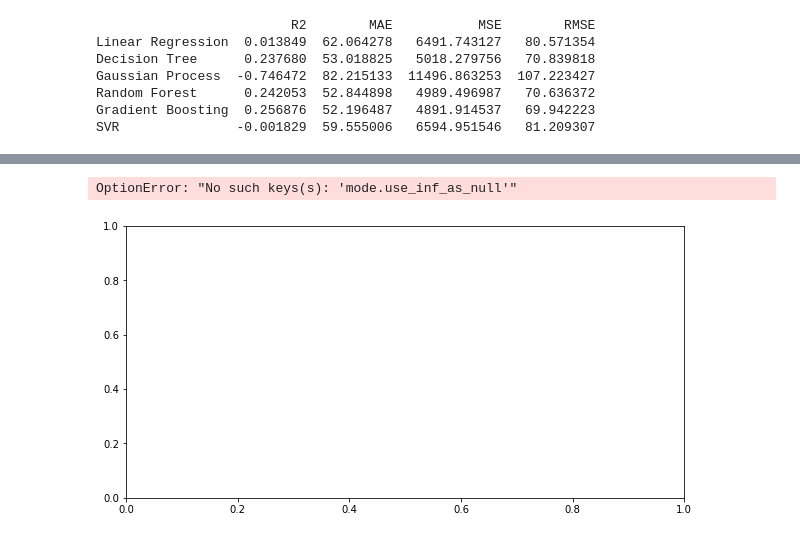
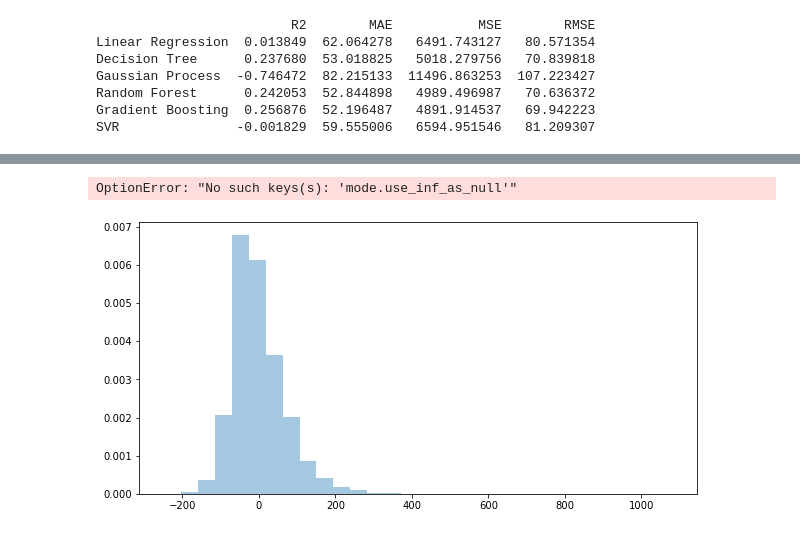
Before and after one commit to yoav0gal/DS-101-Final, a Jupyter notebook: ProjectA/ilai-try.ipynb, the cells around one changed output, grey strips where cells are left out. Saved outputs shown, nothing was run; the diff lists cells and outputs as text; code cells hidden in the pictures.

```diff
--- a/ProjectA/ilai-try.ipynb
+++ b/ProjectA/ilai-try.ipynb
@@ -189,10 +215,10 @@ NameError: name 'matplotlib' is not defined
 # %%
 plt.figure(figsize=(10, 5))
-sns.histplot(residuals, bins=30, kde=True)
+sns.distplot(residuals, bins=30, kde=True)
 plt.title(f'Residual Plot for {best_model_name}')
 plt.xlabel('Residuals')
 plt.ylabel('Frequency')
 plt.show()
 # %% [output]
 OptionError: "No such keys(s): 'mode.use_inf_as_null'"
-[figure, old version]
+[figure, new version]
```
Also changed, not shown: parts of 5 cells of this notebook.
